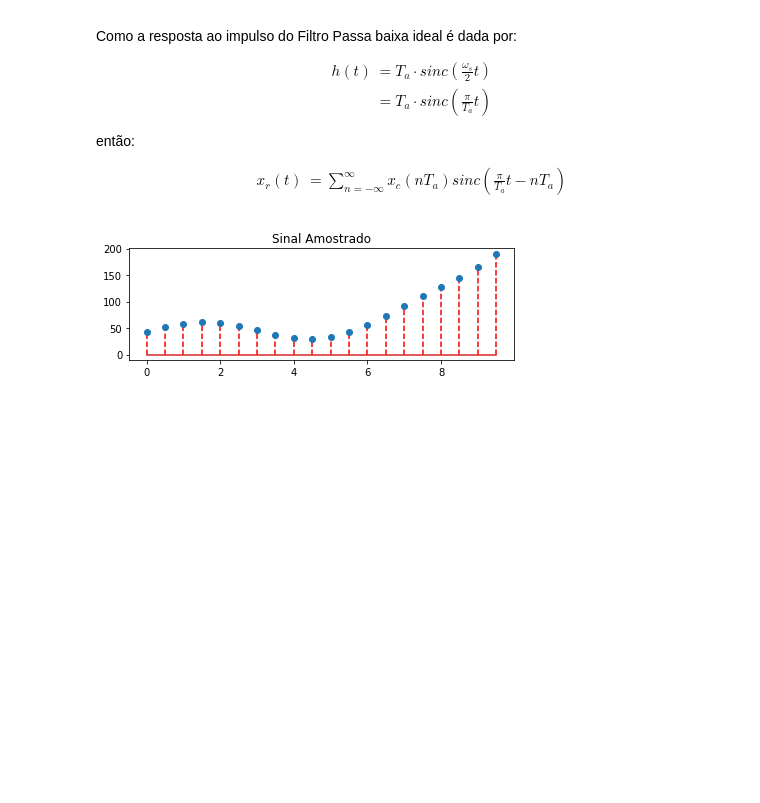
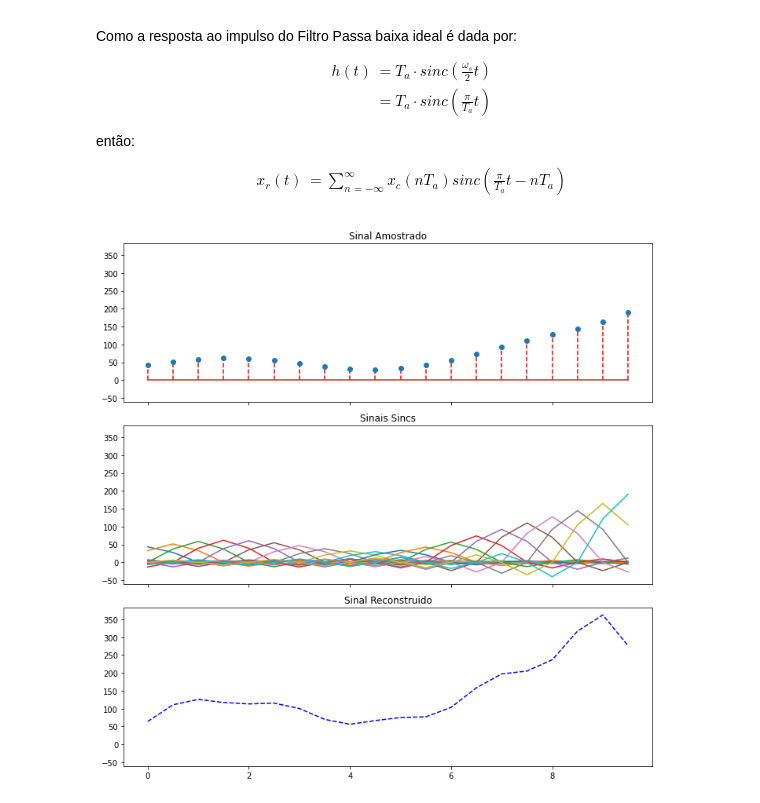
Before and after one commit to leonardoSaaads/ProcessamentoDigitalSinais, a Jupyter notebook: Unidade 2/Reconstrucao_sinais.ipynb, the cells around one changed output. Drawn from its saved outputs; the diff is of its cells as text; code cells hidden in the pictures; blank space fills up the shorter version.

Commit message:
update reconstrução

```diff
--- a/Unidade 2/Reconstrucao_sinais.ipynb
+++ b/Unidade 2/Reconstrucao_sinais.ipynb
@@ -35,22 +35,42 @@ $$ \boxed{\begin{align*}x_r(t) &= \sum_{n=-\infty}^{\infty}x_c(nT_a) sinc \left(
 # %%
 # Exemplo de Reconstrução
 import numpy as np
 import matplotlib.pyplot as plt
 
 # Função Amostrada
 Ta = 0.5                                             # Periodo amostragem
 t_0 = 0                                              # Tempo Inicial
 t_f = 10                                             # Tempo Final
 n = (t_f - t_0)/Ta                                   # Quantidade
 t = np.arange(t_0, t_f, Ta)                          # Array Tempo
 y = 20*np.sin(t) + 40 + 1.7**t - np.log(t + 0.1)     # Função Amostrada
 
+# Constroi uma função que cria SINCS
+def sinc(signal, n, t_a, time):
+    return signal*np.sinc(time - n*t_a)
+
+# Recria o sinal através das funções SINCS
+sinal_reconst = sinc(y[0], 0, Ta, t)
+for j in range(1, int(n)):
+    sinal_reconst = np.add(sinal_reconst, sinc(y[j], j, Ta, t))
+
+# Parte gráfica
+fig, axs = plt.subplots(3, sharex=True, sharey=True, figsize=(10,10))
+
 # Plota a Função Amostrada
-plt.subplot(2, 1, 1)
-plt.stem(t, y, 'r--')
-plt.title('Sinal Amostrado')
+axs[0].stem(t, y, 'r--')
+axs[0].set_title('Sinal Amostrado')
+
+# Plota as funcões SINCS de 0 à N
+for i in range(0, int(n)):
+    axs[1].plot(t, sinc(y[i], i, Ta, t))
+axs[1].set_title('Sinais Sincs')
+
+# Plota o Sinal Reconstruido
+axs[2].plot(t, sinal_reconst, 'b--')
+axs[2].set_title('Sinal Reconstruido')
 
 plt.tight_layout()
 plt.show()
 # %% [output]
-[figure, old version]
+[figure, new version]
```
